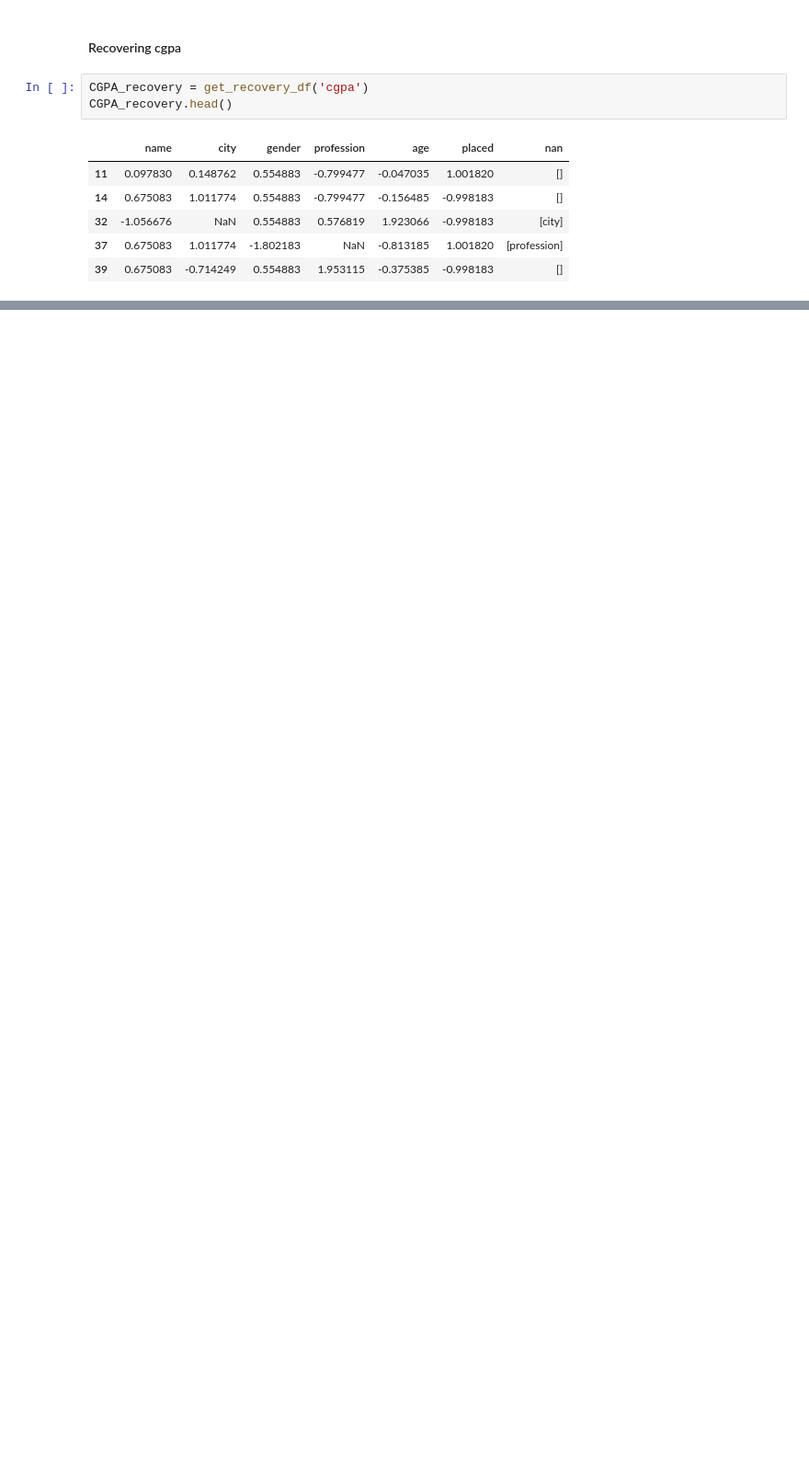
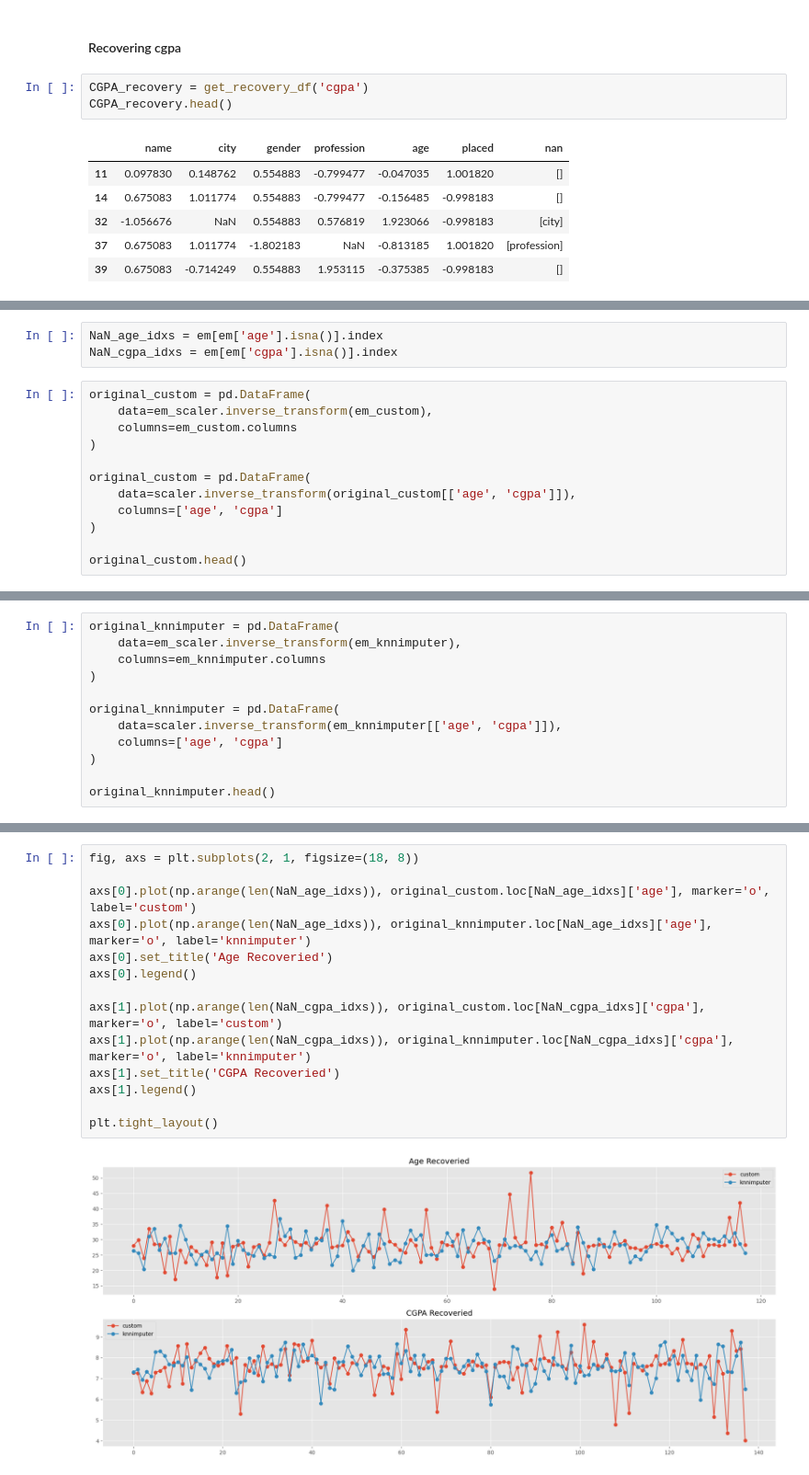
Before and after one commit to fadeeva/nakedML, a Jupyter notebook: MLnotes/001.ipynb, the cells around one changed output, grey strips where cells are left out. Shown at 92% size. Cells and saved outputs as stored; diff of their text form; blank space fills up the shorter version.

```diff
--- a/MLnotes/001.ipynb
+++ b/MLnotes/001.ipynb
@@ -254,0 +298,15 @@ CGPA_recovery.head()
+# %%
+NaN_age_idxs = em[em['age'].isna()].index
+NaN_cgpa_idxs = em[em['cgpa'].isna()].index
+# %%
+original_custom = pd.DataFrame(
+    data=em_scaler.inverse_transform(em_custom),
+    columns=em_custom.columns
+)
+
+original_custom = pd.DataFrame(
+    data=scaler.inverse_transform(original_custom[['age', 'cgpa']]),
+    columns=['age', 'cgpa']
+)
+
+original_custom.head()
@@ -254,0 +320,12 @@ CGPA_recovery.head()
+# %%
+original_knnimputer = pd.DataFrame(
+    data=em_scaler.inverse_transform(em_knnimputer),
+    columns=em_knnimputer.columns
+)
+
+original_knnimputer = pd.DataFrame(
+    data=scaler.inverse_transform(em_knnimputer[['age', 'cgpa']]),
+    columns=['age', 'cgpa']
+)
+
+original_knnimputer.head()
@@ -254,0 +339,16 @@ CGPA_recovery.head()
+# %%
+fig, axs = plt.subplots(2, 1, figsize=(18, 8))
+
+axs[0].plot(np.arange(len(NaN_age_idxs)), original_custom.loc[NaN_age_idxs]['age'], marker='o', label='custom')
+axs[0].plot(np.arange(len(NaN_age_idxs)), original_knnimputer.loc[NaN_age_idxs]['age'], marker='o', label='knnimputer')
+axs[0].set_title('Age Recoveried')
+axs[0].legend()
+
+axs[1].plot(np.arange(len(NaN_cgpa_idxs)), original_custom.loc[NaN_cgpa_idxs]['cgpa'], marker='o', label='custom')
+axs[1].plot(np.arange(len(NaN_cgpa_idxs)), original_knnimputer.loc[NaN_cgpa_idxs]['cgpa'], marker='o', label='knnimputer')
+axs[1].set_title('CGPA Recoveried')
+axs[1].legend()
+
+plt.tight_layout()
+# %% [output]
+[figure, added]
```
Also changed, not shown: parts of 14 cells of this notebook.
